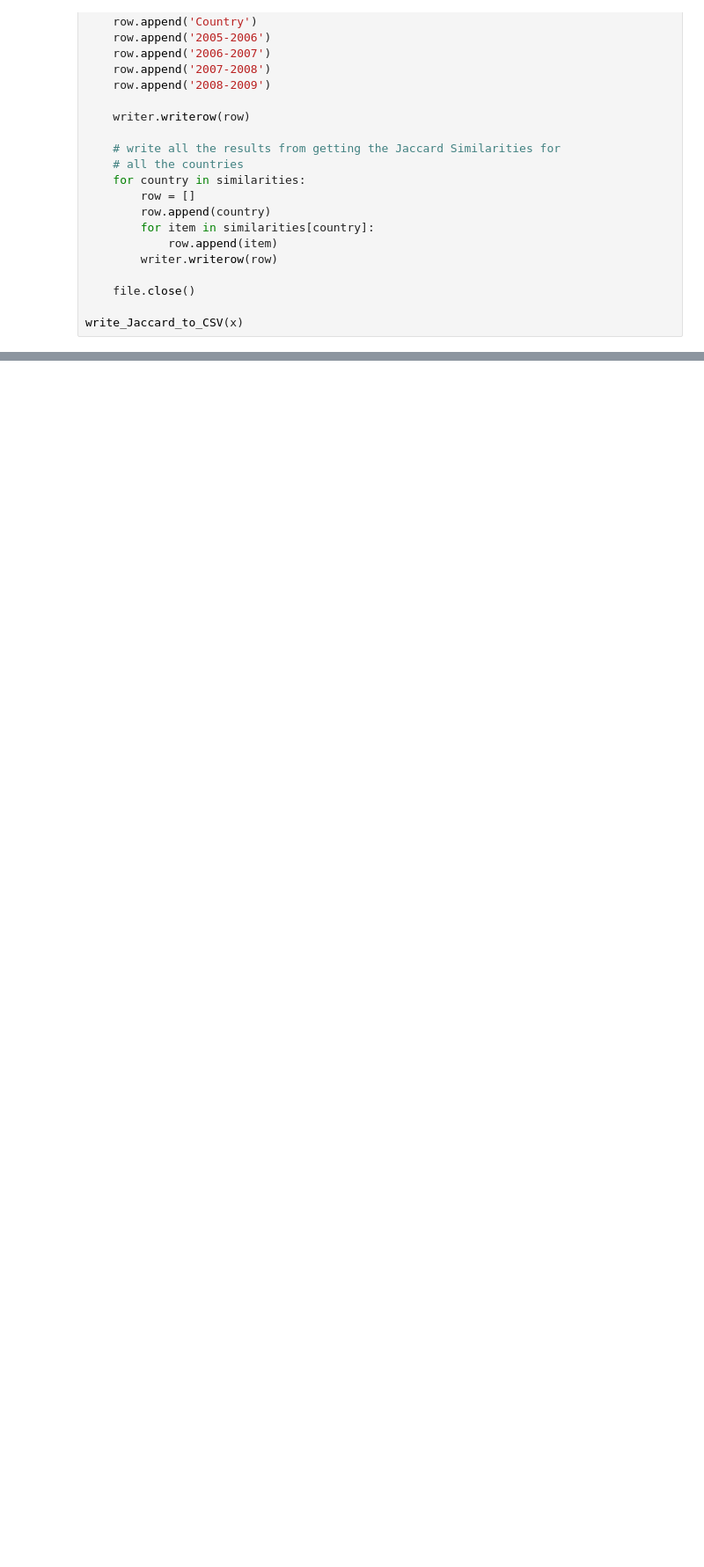
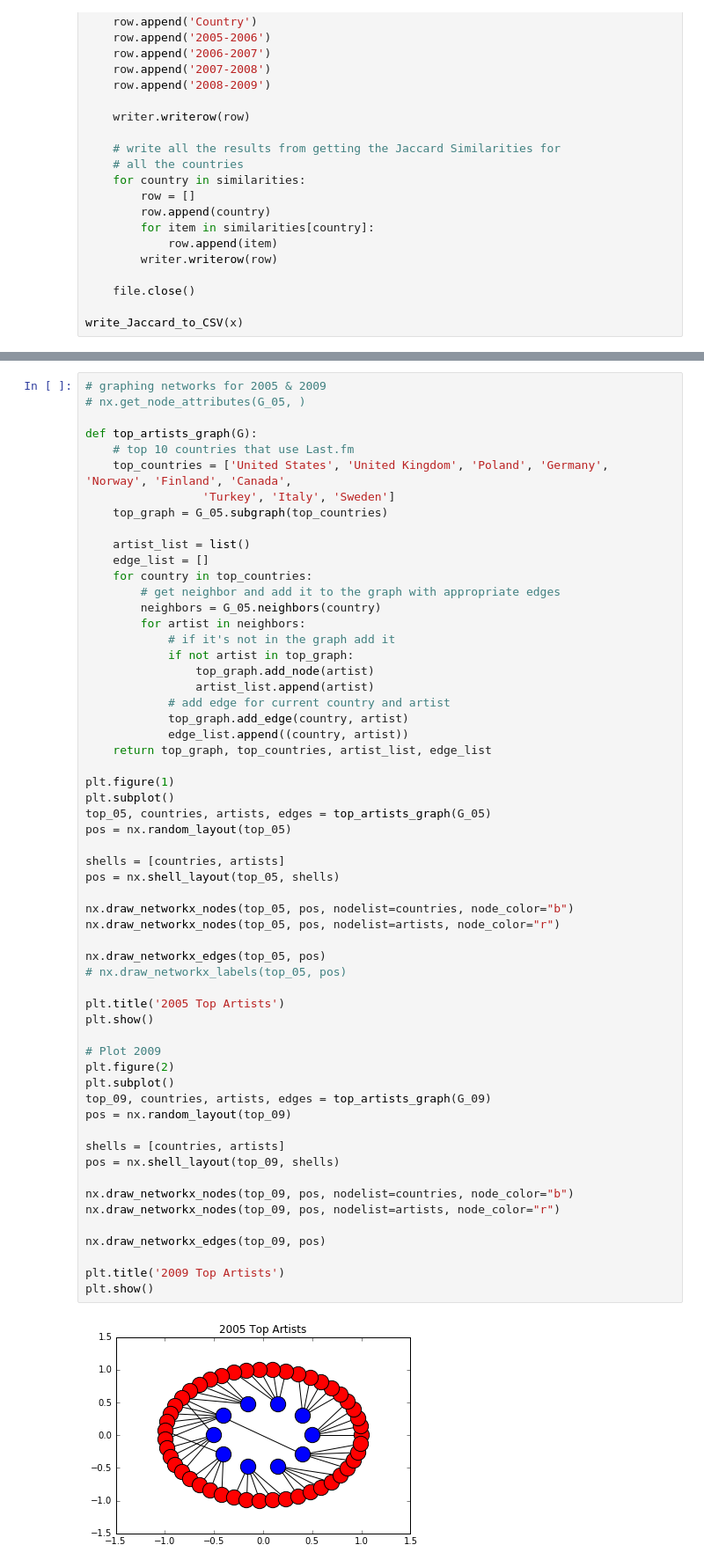
Before and after one commit to laa99/NetworkAnalysisProject, a Jupyter notebook: src/music_networks.ipynb, the cells around one changed output, grey strips where cells are left out. Shown at 88% size. Cells and saved outputs as stored; diff of their text form; blank space fills up the shorter version.

Commit message:
Graphs

```diff
--- a/src/music_networks.ipynb
+++ b/src/music_networks.ipynb
@@ -201,0 +204,60 @@ write_Jaccard_to_CSV(x)
+# %%
+# graphing networks for 2005 & 2009
+# nx.get_node_attributes(G_05, )
+
+def top_artists_graph(G):
+    # top 10 countries that use Last.fm
+    top_countries = ['United States', 'United Kingdom', 'Poland', 'Germany', 'Norway', 'Finland', 'Canada',
+                 'Turkey', 'Italy', 'Sweden']
+    top_graph = G_05.subgraph(top_countries)
+
+    artist_list = list()
+    edge_list = []
+    for country in top_countries:
+        # get neighbor and add it to the graph with appropriate edges
+        neighbors = G_05.neighbors(country)
+        for artist in neighbors:
+            # if it's not in the graph add it
+            if not artist in top_graph:
+                top_graph.add_node(artist)
+                artist_list.append(artist)
+            # add edge for current country and artist
+            top_graph.add_edge(country, artist)
+            edge_list.append((country, artist))
+    return top_graph, top_countries, artist_list, edge_list
+
+plt.figure(1)
+plt.subplot()
+top_05, countries, artists, edges = top_artists_graph(G_05)
+pos = nx.random_layout(top_05)
+
+shells = [countries, artists]
+pos = nx.shell_layout(top_05, shells)
+
+nx.draw_networkx_nodes(top_05, pos, nodelist=countries, node_color="b")
+nx.draw_networkx_nodes(top_05, pos, nodelist=artists, node_color="r")
+
+nx.draw_networkx_edges(top_05, pos)
+# nx.draw_networkx_labels(top_05, pos)
+
+plt.title('2005 Top Artists')
+plt.show()
+
+# Plot 2009
+plt.figure(2)
+plt.subplot()
+top_09, countries, artists, edges = top_artists_graph(G_09)
+pos = nx.random_layout(top_09)
+
+shells = [countries, artists]
+pos = nx.shell_layout(top_09, shells)
+
+nx.draw_networkx_nodes(top_09, pos, nodelist=countries, node_color="b")
+nx.draw_networkx_nodes(top_09, pos, nodelist=artists, node_color="r")
+
+nx.draw_networkx_edges(top_09, pos)
+
+plt.title('2009 Top Artists')
+plt.show()
+# %% [output]
+[figure, added]
```
Also changed, not shown: parts of 14 cells of this notebook, 3 other files.
